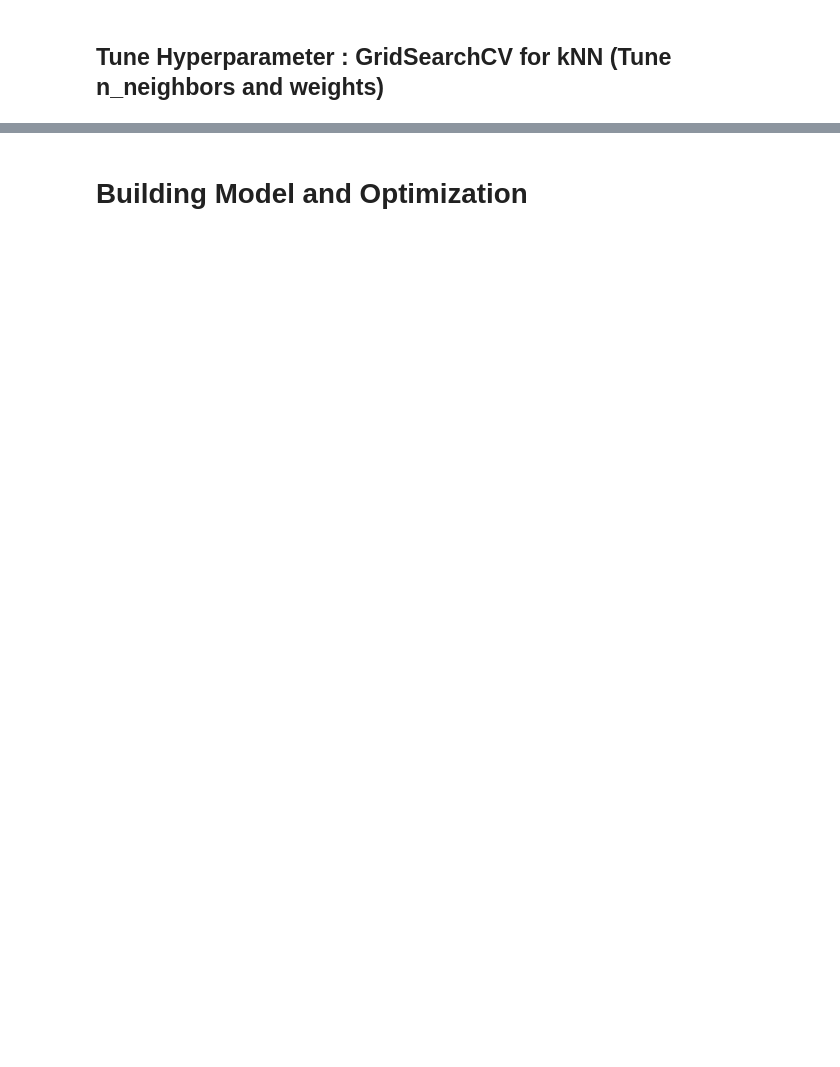
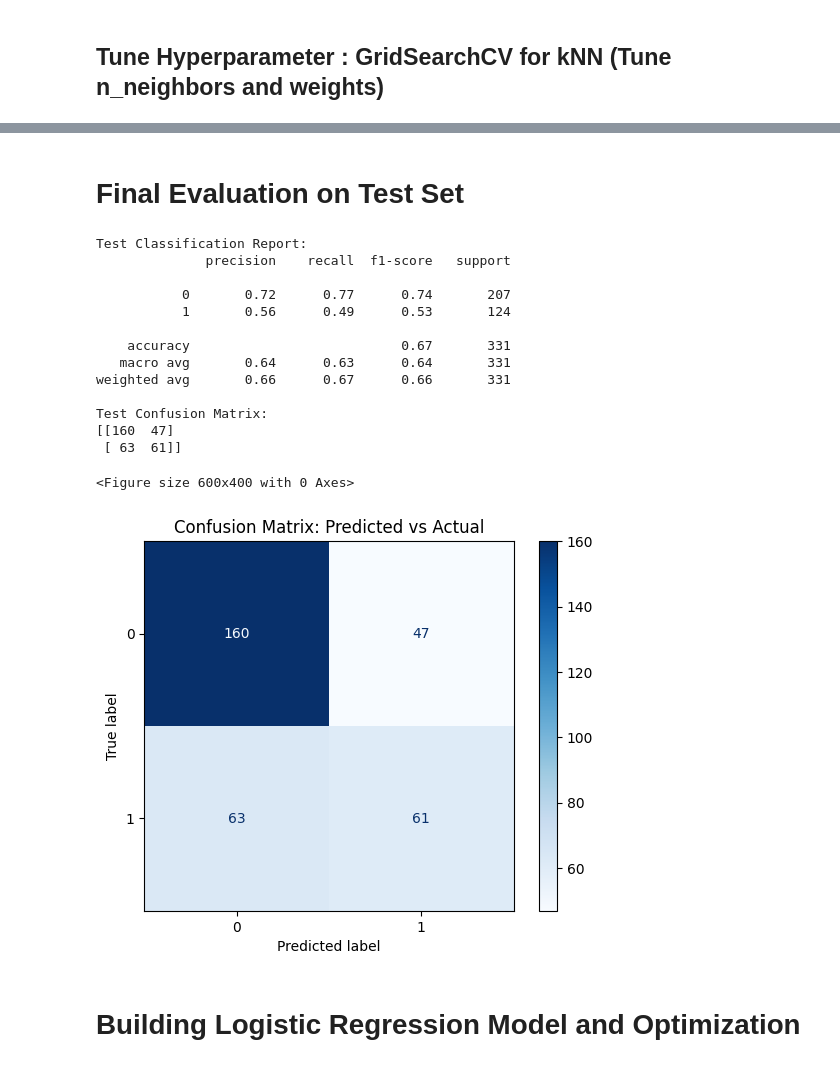
Before and after one commit to eshghinezhad/ML_Classifire_Student_Success, a Jupyter notebook: Student_Success_Classifires.ipynb, the cells around one changed output, grey strips where cells are left out. Saved outputs shown, nothing was run; the diff lists cells and outputs as text; code cells hidden in the pictures; blank space fills up the shorter version.

```diff
--- a/Student_Success_Classifires.ipynb
+++ b/Student_Success_Classifires.ipynb
@@ -313,0 +323,35 @@ print(classification_report(y_test, y_test_pred))
+# %% [markdown]
+# **Final Evaluation** on Test Set
+# %%
+from sklearn.metrics import confusion_matrix, ConfusionMatrixDisplay
+
+best_knn = grid_knn.best_estimator_
+
+y_test_pred = best_knn.predict(X_test)
+
+print("Test Classification Report:")
+print(classification_report(y_test, y_test_pred))
+
+print("Test Confusion Matrix:")
+print(confusion_matrix(y_test, y_test_pred))
+
+plt.figure(figsize=(6, 4))
+ConfusionMatrixDisplay.from_estimator(grid_knn, X_test, y_test, cmap='Blues')
+plt.title('Confusion Matrix: Predicted vs Actual')
+plt.show()
+# %% [output]
+Test Classification Report:
+              precision    recall  f1-score   support
+
+           0       0.72      0.77      0.74       207
+           1       0.56      0.49      0.53       124
+
+    accuracy                           0.67       331
+   macro avg       0.64      0.63      0.64       331
+weighted avg       0.66      0.67      0.66       331
+
+Test Confusion Matrix:
+[[160  47]
+ [ 63  61]]
+<Figure size 600x400 with 0 Axes>
+[figure, added]
@@ -314,2 +365,2 @@ print(classification_report(y_test, y_test_pred))
 # %% [markdown]
-# **Building  Model and Optimization**
+# **Building Logistic Regression Model and Optimization**
```
Also changed, not shown: parts of 10 cells of this notebook.
